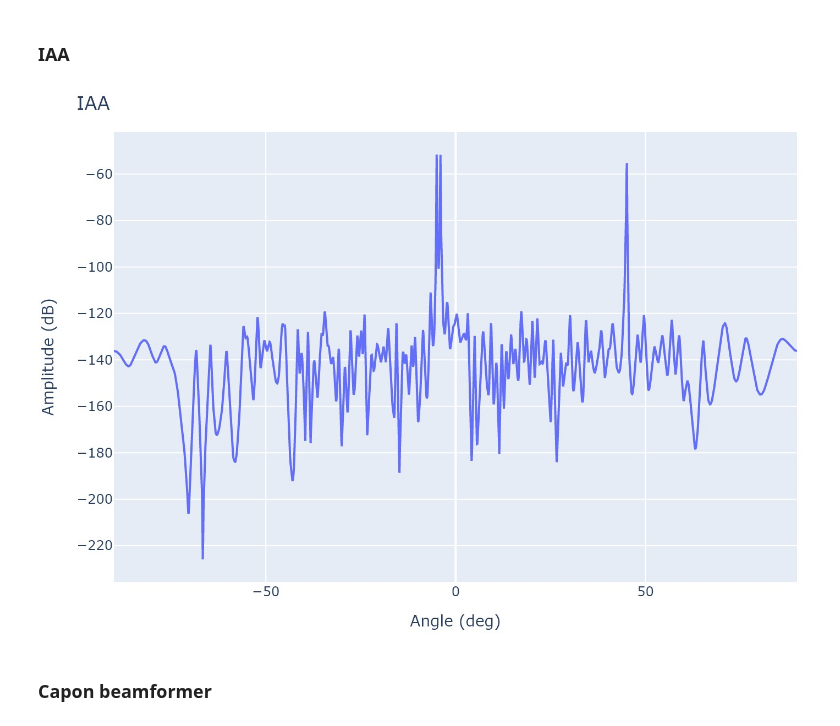
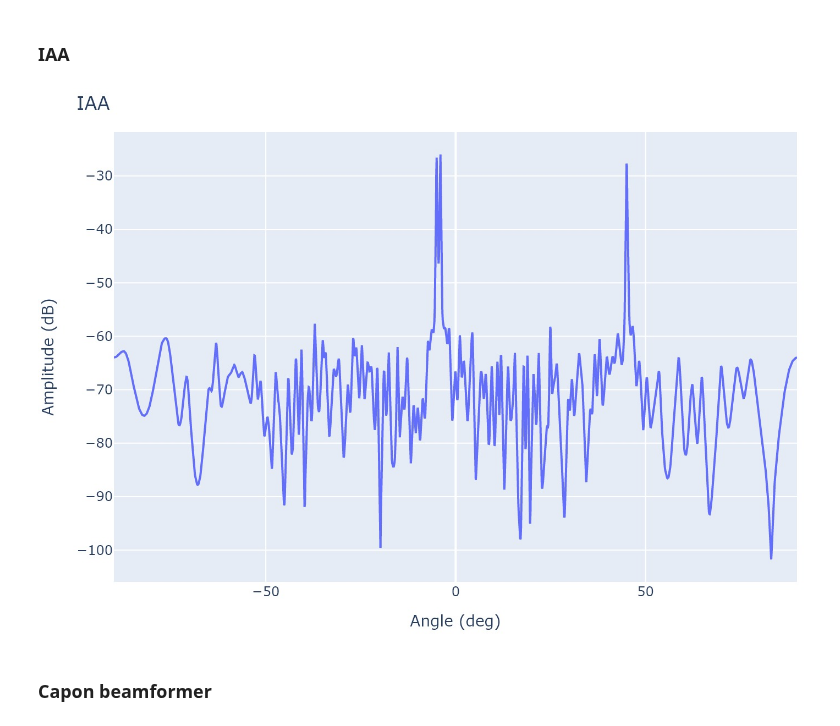
Before and after one commit to radarsimx/radarsimnb, a Jupyter notebook: notebooks/fmcw_doa.ipynb, the cells around one changed output. Saved outputs shown, nothing was run; the diff lists cells and outputs as text; code cells hidden in the pictures.

```diff
--- a/notebooks/fmcw_doa.ipynb
+++ b/notebooks/fmcw_doa.ipynb
@@ -286,26 +286,26 @@ spec_iaa = doa_iaa(bv, steering_vect)
 # %%
 fig = go.Figure()
 
 fig.add_trace(go.Scatter(x=azimuth,
-                         y=20*np.log10(np.abs(spec_iaa)),
+                         y=10*np.log10(np.abs(spec_iaa)),
                          name='Pseudo Spectrum')
               )
 
 fig.update_layout(
     title='IAA',
     yaxis=dict(title='Amplitude (dB)'),
     xaxis=dict(title='Angle (deg)'),
     margin=dict(l=10, r=10, b=10, t=40),
 )
 
 # uncomment this to display interactive plot
 # fig.show()
 
 # display static image to reduce size on radarsimx.com
 img_bytes = fig.to_image(format="jpg", scale=2)
 display(Image(img_bytes))
 # %% [output]
-[figure, old version]
+[figure, new version]
 # %% [markdown]
 ### Capon beamformer
 # %%
```
Also changed, not shown: parts of 6 cells of this notebook.
